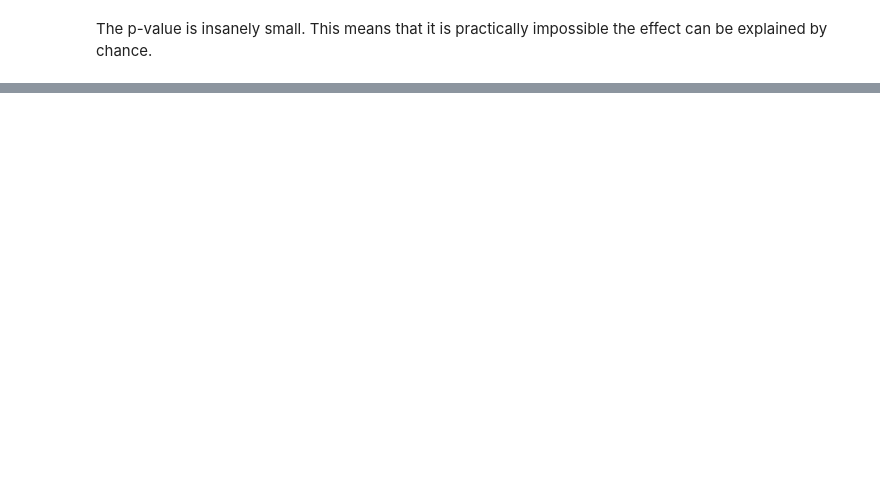
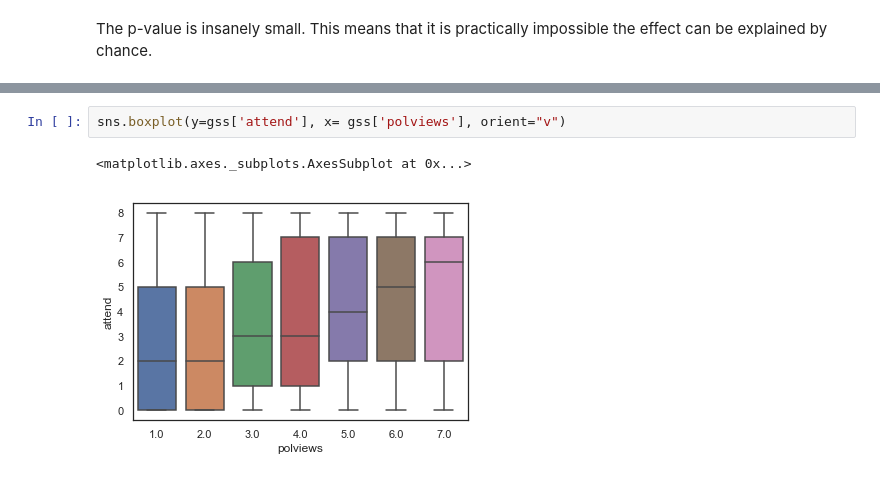
Before and after one commit to gsidsid/ThinkStats2, a Jupyter notebook: project1/project1.ipynb, the cells around one changed output, grey strips where cells are left out. Saved outputs shown, nothing was run; the diff lists cells and outputs as text; blank space fills up the shorter version.

```diff
--- a/project1/project1.ipynb
+++ b/project1/project1.ipynb
@@ -388,0 +487,5 @@ plt.ylabel('Not Happy');
+# %%
+sns.boxplot(y=gss['attend'], x= gss['polviews'], orient="v")
+# %% [output]
+<matplotlib.axes._subplots.AxesSubplot at 0x...>
+[figure, added]
```
Also changed, not shown: parts of 35 cells of this notebook, 1 other file.
